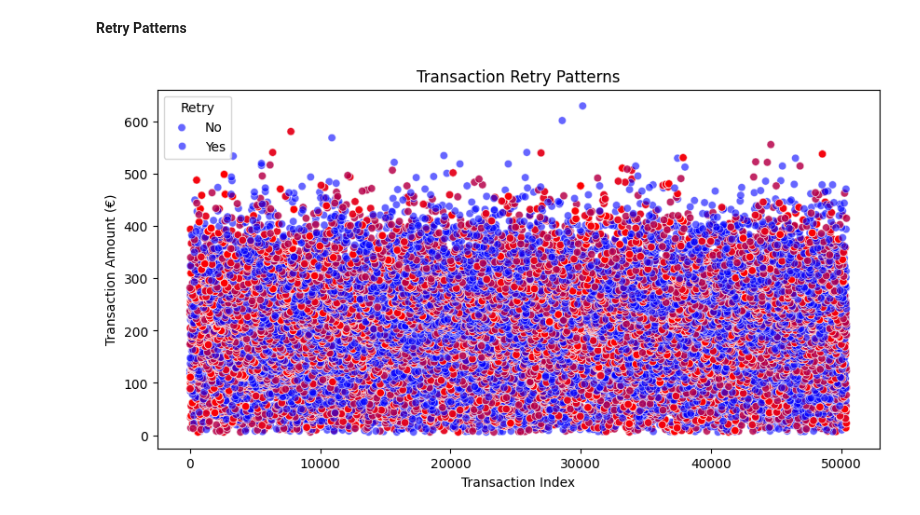
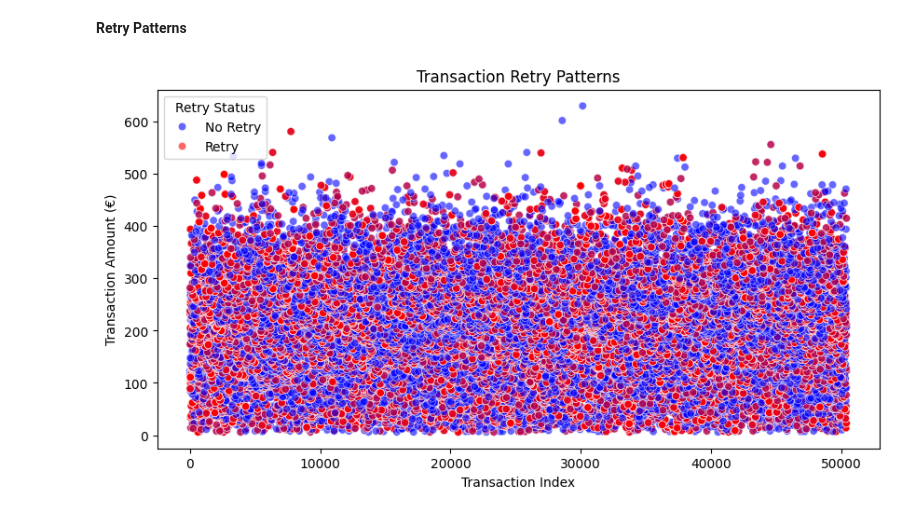
Before and after one commit to imildositoe/predictive_modeling_credit_card_routing, a Jupyter notebook: main.ipynb, the cells around one changed output. Saved outputs shown, nothing was run; the diff lists cells and outputs as text; code cells hidden in the pictures.

```diff
--- a/main.ipynb
+++ b/main.ipynb
@@ -90,20 +91,27 @@ __Retry Patterns__
 # %%
 # Convert timestamp to datetime format
 df['tmsp'] = pd.to_datetime(df['tmsp'])
 
 # Sort values for easier comparison
 df = df.sort_values(by=['country', 'amount', 'tmsp'])
 
 # Identify retries (transactions within 1 minute with the same amount & country)
 df['retry'] = (df.groupby(['country', 'amount'])['tmsp'].diff().dt.total_seconds() <= 60).astype(int)
 
+# Define color mapping explicitly
+palette = {0: 'blue', 1: 'red'}
+
 # Plot retry patterns
 plt.figure(figsize=(10, 5))
-sns.scatterplot(x=df.index, y='amount', hue='retry', data=df, palette={0: 'blue', 1: 'red'}, alpha=0.6)
+scatter = sns.scatterplot(x=df.index, y=df['amount'], hue=df['retry'], data=df, palette=palette, alpha=0.6)
+
+# Set legend labels manually
+handles, labels = scatter.get_legend_handles_labels()
+plt.legend(handles=handles, labels=["No Retry", "Retry"], title="Retry Status")
+
 plt.title('Transaction Retry Patterns')
 plt.xlabel('Transaction Index')
 plt.ylabel('Transaction Amount (€)')
-plt.legend(title='Retry', labels=['No', 'Yes'])
 plt.show()
 # %% [output]
-[figure, old version]
+[figure, new version]
```
Also changed, not shown: parts of 3 cells of this notebook.
